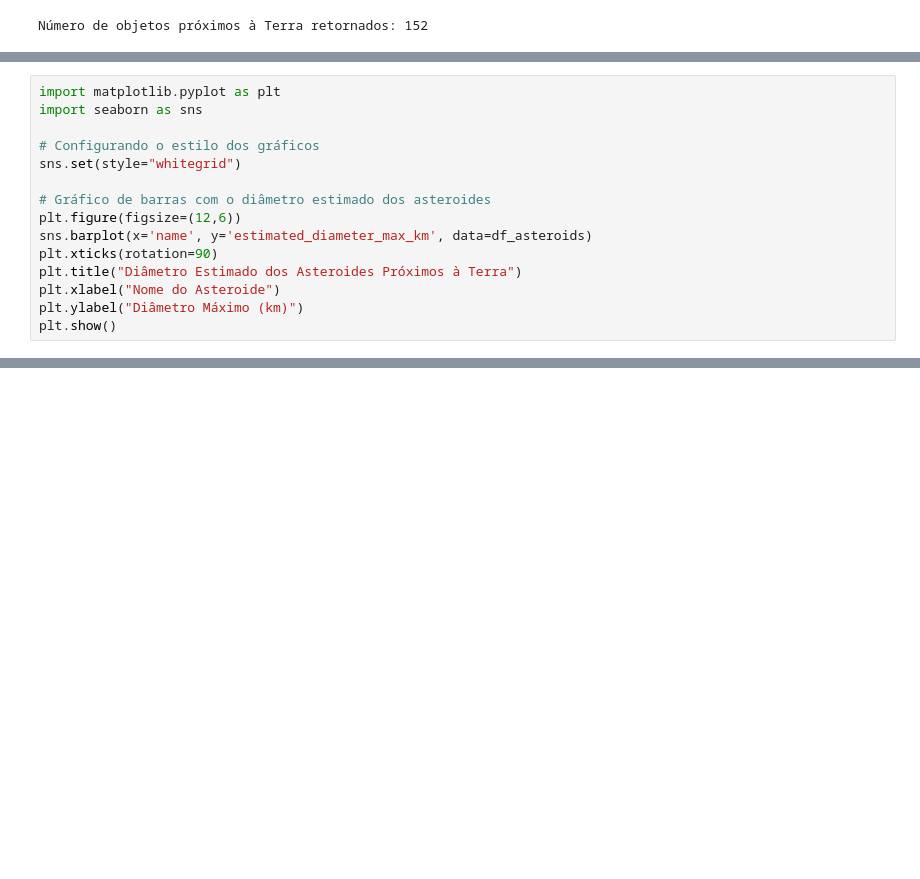
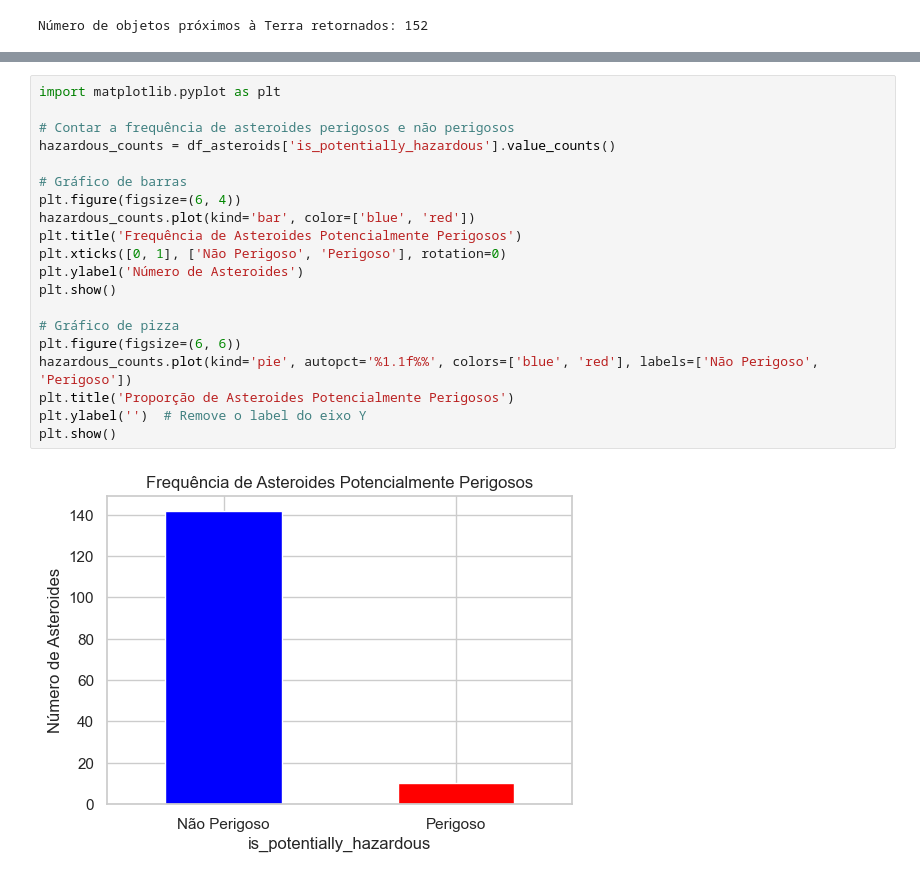
Before and after one commit to ero2003730/Nasa-NEO-API-Analysis, a Jupyter notebook: nasa.ipynb, the cells around one changed output, grey strips where cells are left out. Cells and saved outputs as stored; diff of their text form; blank space fills up the shorter version.

```diff
--- a/nasa.ipynb
+++ b/nasa.ipynb
@@ -135,15 +200,0 @@ df_hazardous
-# %%
-import matplotlib.pyplot as plt
-import seaborn as sns
-
-# Configurando o estilo dos gráficos
-sns.set(style="whitegrid")
-
-# Gráfico de barras com o diâmetro estimado dos asteroides
-plt.figure(figsize=(12,6))
-sns.barplot(x='name', y='estimated_diameter_max_km', data=df_asteroids)
-plt.xticks(rotation=90)
-plt.title("Diâmetro Estimado dos Asteroides Próximos à Terra")
-plt.xlabel("Nome do Asteroide")
-plt.ylabel("Diâmetro Máximo (km)")
-plt.show()
@@ -149,0 +278,22 @@ plt.show()
+# %%
+import matplotlib.pyplot as plt
+
+# Contar a frequência de asteroides perigosos e não perigosos
+hazardous_counts = df_asteroids['is_potentially_hazardous'].value_counts()
+
+# Gráfico de barras
+plt.figure(figsize=(6, 4))
+hazardous_counts.plot(kind='bar', color=['blue', 'red'])
+plt.title('Frequência de Asteroides Potencialmente Perigosos')
+plt.xticks([0, 1], ['Não Perigoso', 'Perigoso'], rotation=0)
+plt.ylabel('Número de Asteroides')
+plt.show()
+
+# Gráfico de pizza
+plt.figure(figsize=(6, 6))
+hazardous_counts.plot(kind='pie', autopct='%1.1f%%', colors=['blue', 'red'], labels=['Não Perigoso', 'Perigoso'])
+plt.title('Proporção de Asteroides Potencialmente Perigosos')
+plt.ylabel('')  # Remove o label do eixo Y
+plt.show()
+# %% [output]
+[figure, added]
```
Also changed, not shown: parts of 20 cells of this notebook.
